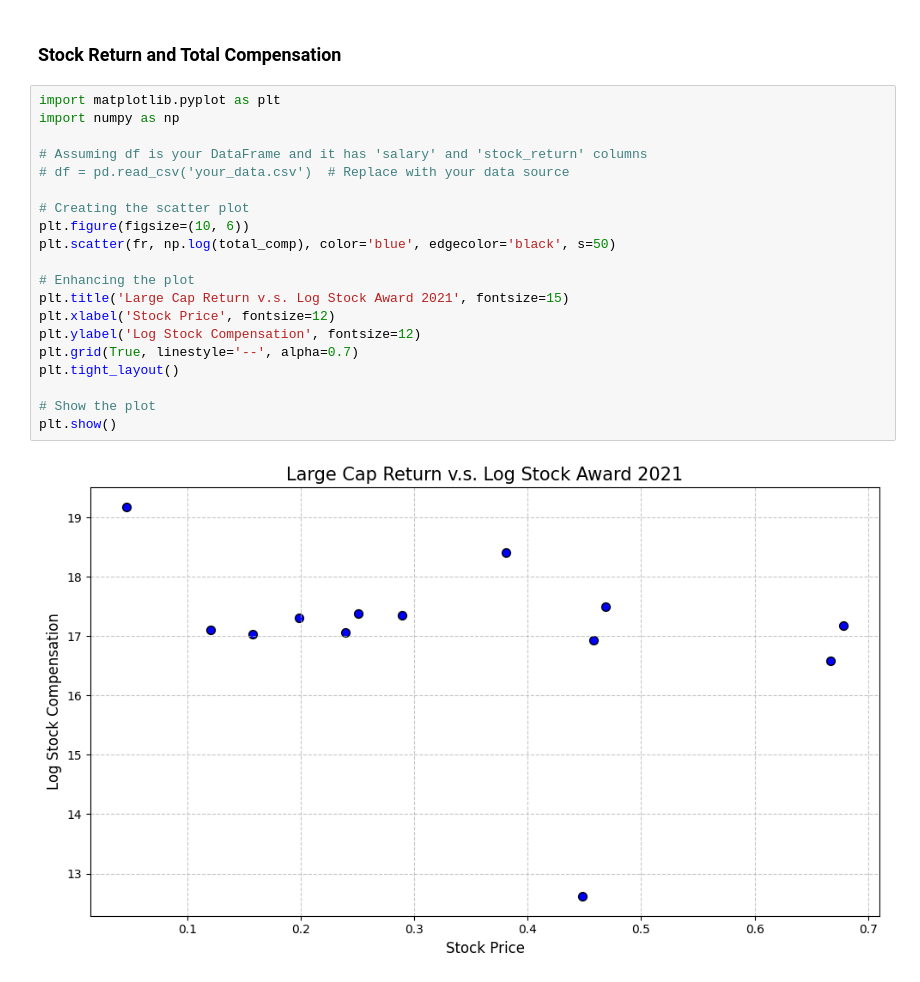
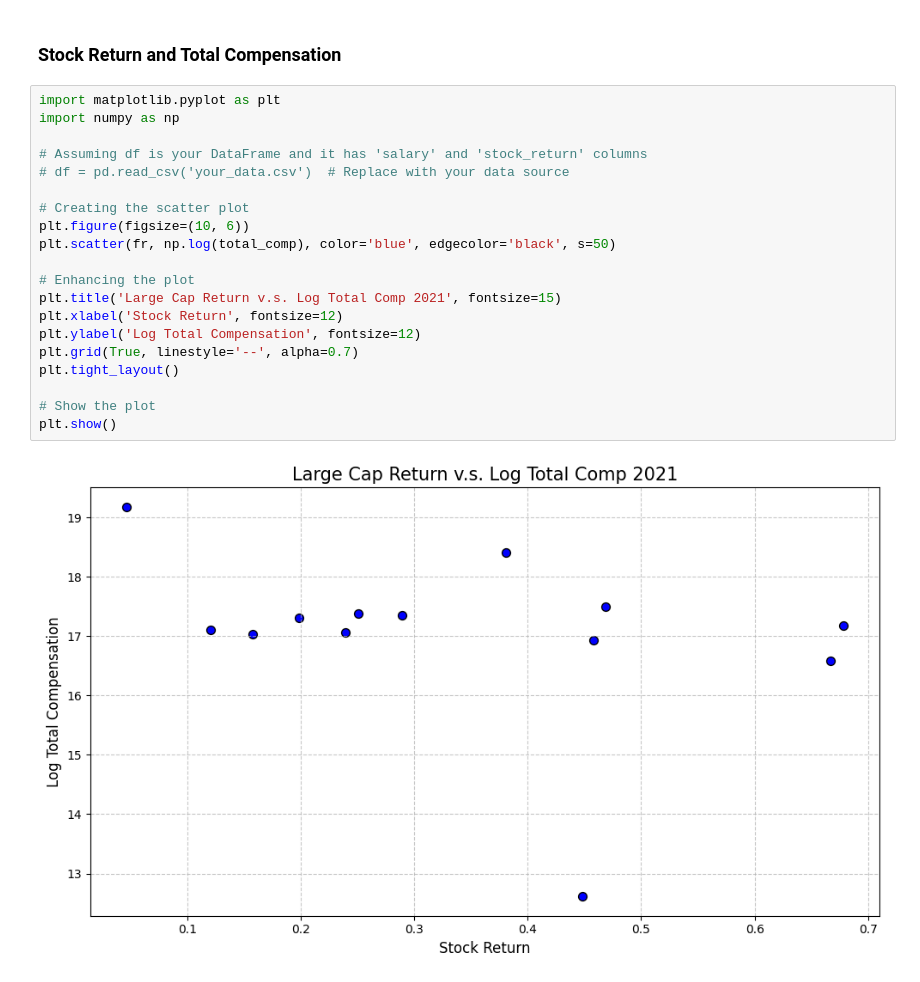
Before and after one commit to Quant-Guild/Executive_Compensation, a Jupyter notebook: Executive Compensation.ipynb, the cells around one changed output. Saved outputs shown, nothing was run; the diff lists cells and outputs as text.

```diff
--- a/Executive Compensation.ipynb
+++ b/Executive Compensation.ipynb
@@ -252,22 +245,22 @@ plt.show()
 # %%
 import matplotlib.pyplot as plt
 import numpy as np
 
 # Assuming df is your DataFrame and it has 'salary' and 'stock_return' columns
 # df = pd.read_csv('your_data.csv')  # Replace with your data source
 
 # Creating the scatter plot
 plt.figure(figsize=(10, 6))
 plt.scatter(fr, np.log(total_comp), color='blue', edgecolor='black', s=50)
 
 # Enhancing the plot
-plt.title('Large Cap Return v.s. Log Stock Award 2021', fontsize=15)
-plt.xlabel('Stock Price', fontsize=12)
-plt.ylabel('Log Stock Compensation', fontsize=12)
+plt.title('Large Cap Return v.s. Log Total Comp 2021', fontsize=15)
+plt.xlabel('Stock Return', fontsize=12)
+plt.ylabel('Log Total Compensation', fontsize=12)
 plt.grid(True, linestyle='--', alpha=0.7)
 plt.tight_layout()
 
 # Show the plot
 plt.show()
 # %% [output]
-[figure, old version]
+[figure, new version]
```
Also changed, not shown: parts of 5 cells of this notebook.
